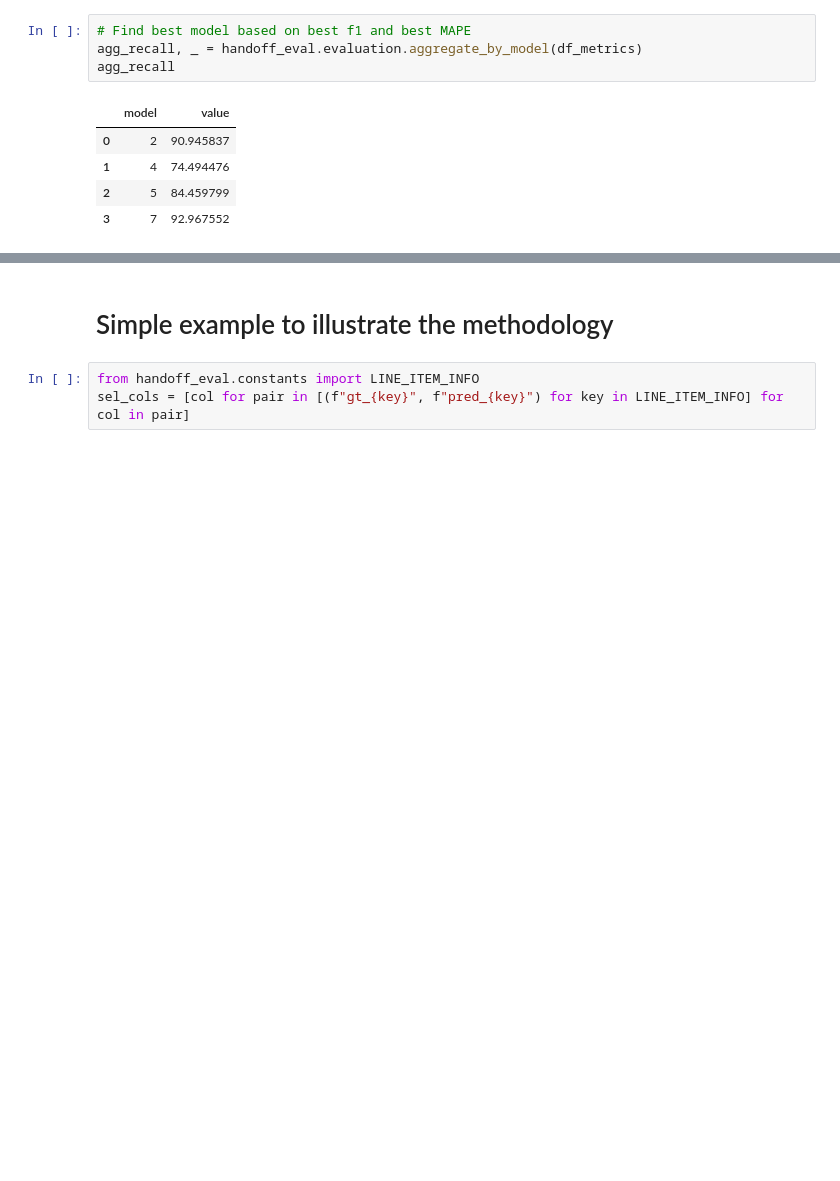
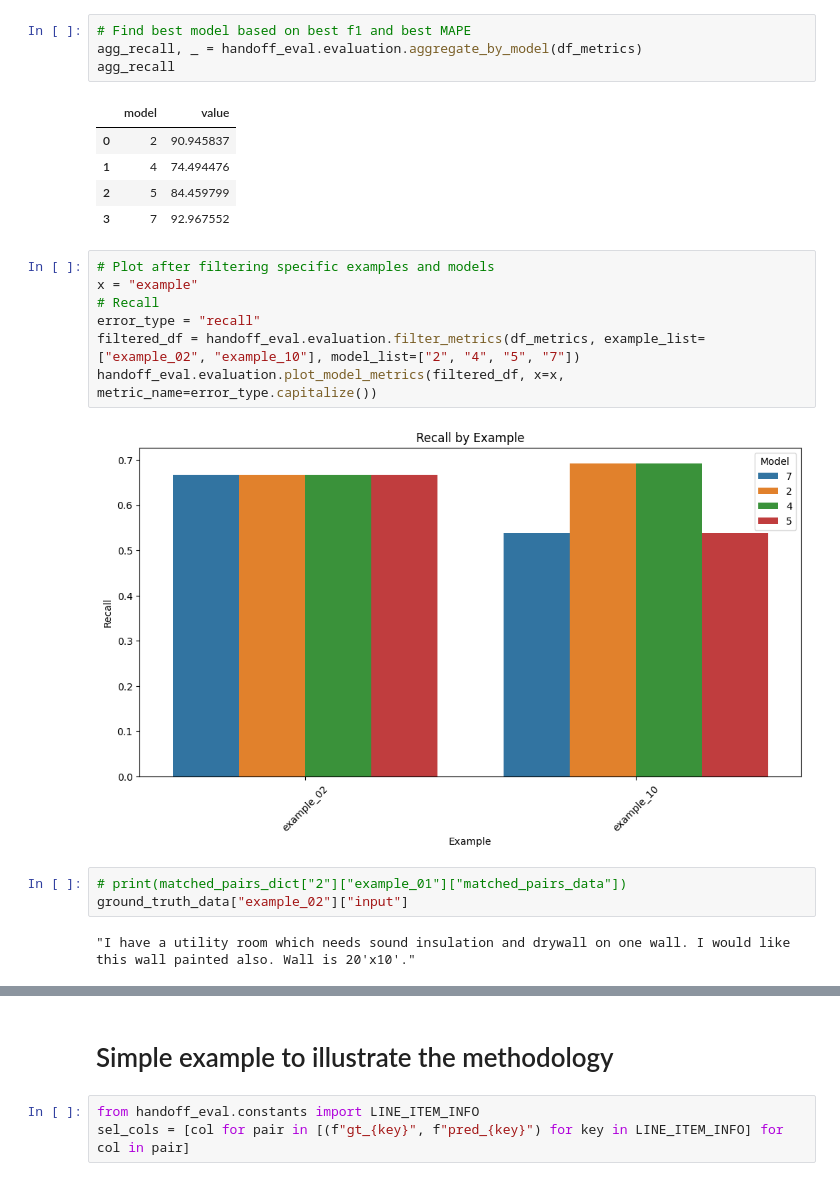
Before and after one commit to krzischp/handoff-eval, a Jupyter notebook: notebooks/evaluation.ipynb, the cells around one changed output, grey strips where cells are left out. Drawn from its saved outputs; the diff is of its cells as text; blank space fills up the shorter version.

```diff
--- a/notebooks/evaluation.ipynb
+++ b/notebooks/evaluation.ipynb
@@ -107,3 +107,17 @@ agg_recall
 | 1 | 4 | 74.494476 |
 | 2 | 5 | 84.459799 |
 | 3 | 7 | 92.967552 |
+# %%
+# Plot after filtering specific examples and models
+x = "example"
+# Recall
+error_type = "recall"
+filtered_df = handoff_eval.evaluation.filter_metrics(df_metrics, example_list=["example_02", "example_10"], model_list=["2", "4", "5", "7"])
+handoff_eval.evaluation.plot_model_metrics(filtered_df, x=x, metric_name=error_type.capitalize())
+# %% [output]
+[figure, added]
+# %%
+# print(matched_pairs_dict["2"]["example_01"]["matched_pairs_data"])
+ground_truth_data["example_02"]["input"]
+# %% [output]
+"I have a utility room which needs sound insulation and drywall on one wall. I would like this wall painted also. Wall is 20'x10'."
```
Also changed, not shown: parts of 3 cells of this notebook, 3 other files.
